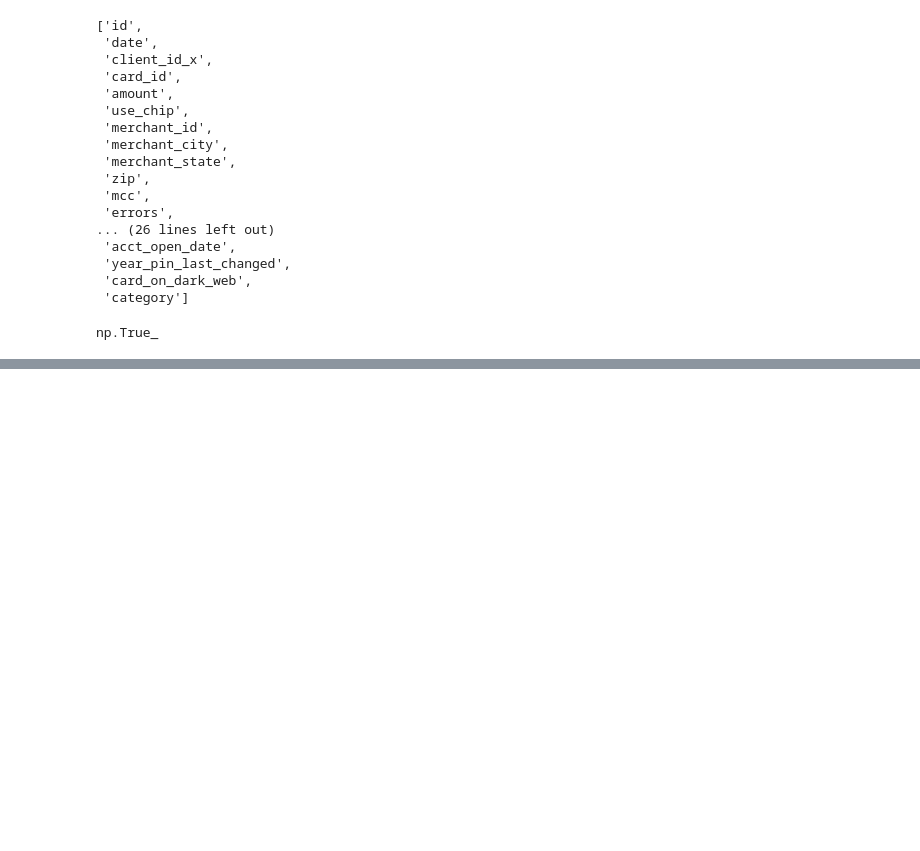
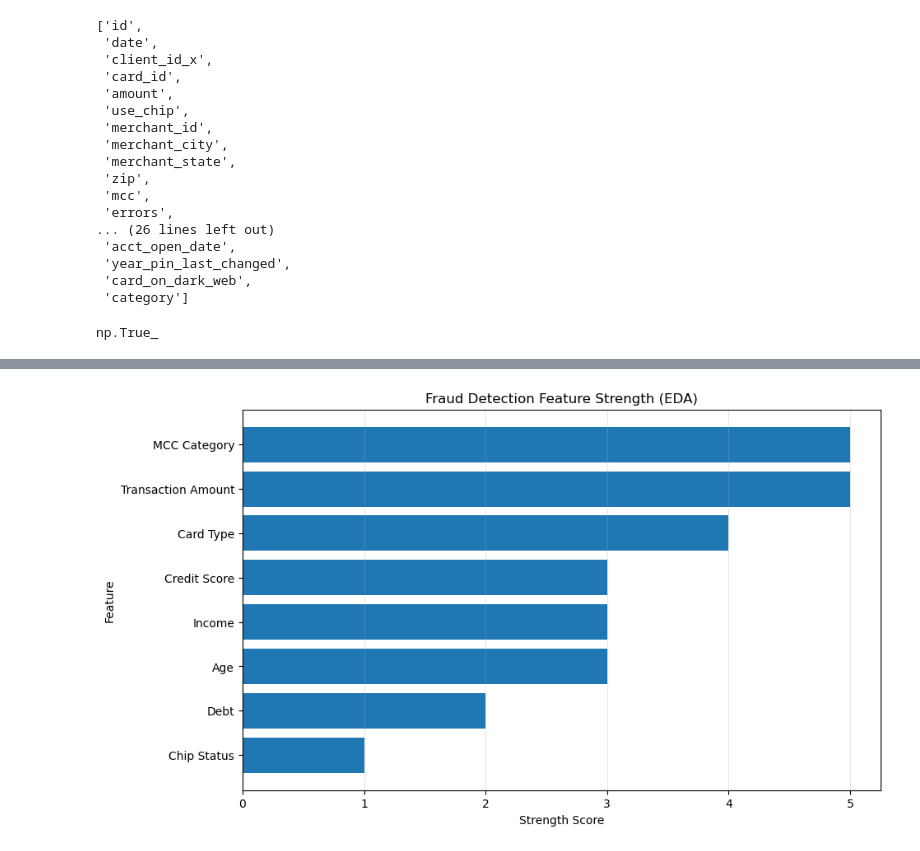
Before and after one commit to kumari-priyanka-22/Finance_ML_Project, a Jupyter notebook: Untitled.ipynb, the cells around one changed output, grey strips where cells are left out. Saved outputs shown, nothing was run; the diff lists cells and outputs as text; code cells hidden in the pictures; blank space fills up the shorter version.

```diff
--- a/Untitled.ipynb
+++ b/Untitled.ipynb
@@ -657,0 +1011,37 @@ model_df.rename(
+# %%
+import pandas as pd
+import matplotlib.pyplot as plt
+
+feature_strength = pd.DataFrame({
+    'feature': [
+        'Transaction Amount',
+        'MCC Category',
+        'Card Type',
+        'Age',
+        'Income',
+        'Credit Score',
+        'Debt',
+        'Chip Status'
+    ],
+    'score': [5, 5, 4, 3, 3, 3, 2, 1]
+})
+
+feature_strength = feature_strength.sort_values(
+    'score',
+    ascending=True
+)
+
+plt.figure(figsize=(10, 6))
+plt.barh(
+    feature_strength['feature'],
+    feature_strength['score']
+)
+
+plt.xlabel('Strength Score')
+plt.ylabel('Feature')
+plt.title('Fraud Detection Feature Strength (EDA)')
+plt.grid(axis='x', alpha=0.3)
+
+plt.show()
+# %% [output]
+[figure, added]
```
Also changed, not shown: parts of 31 cells of this notebook.
